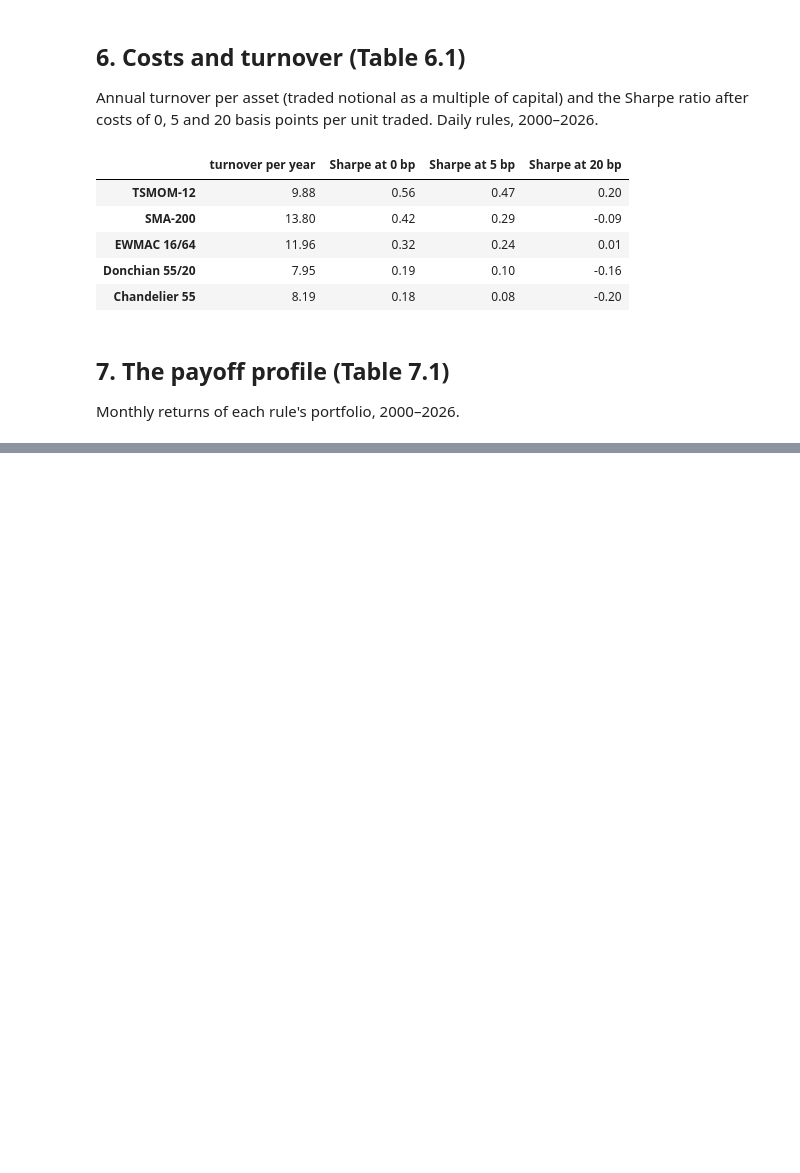
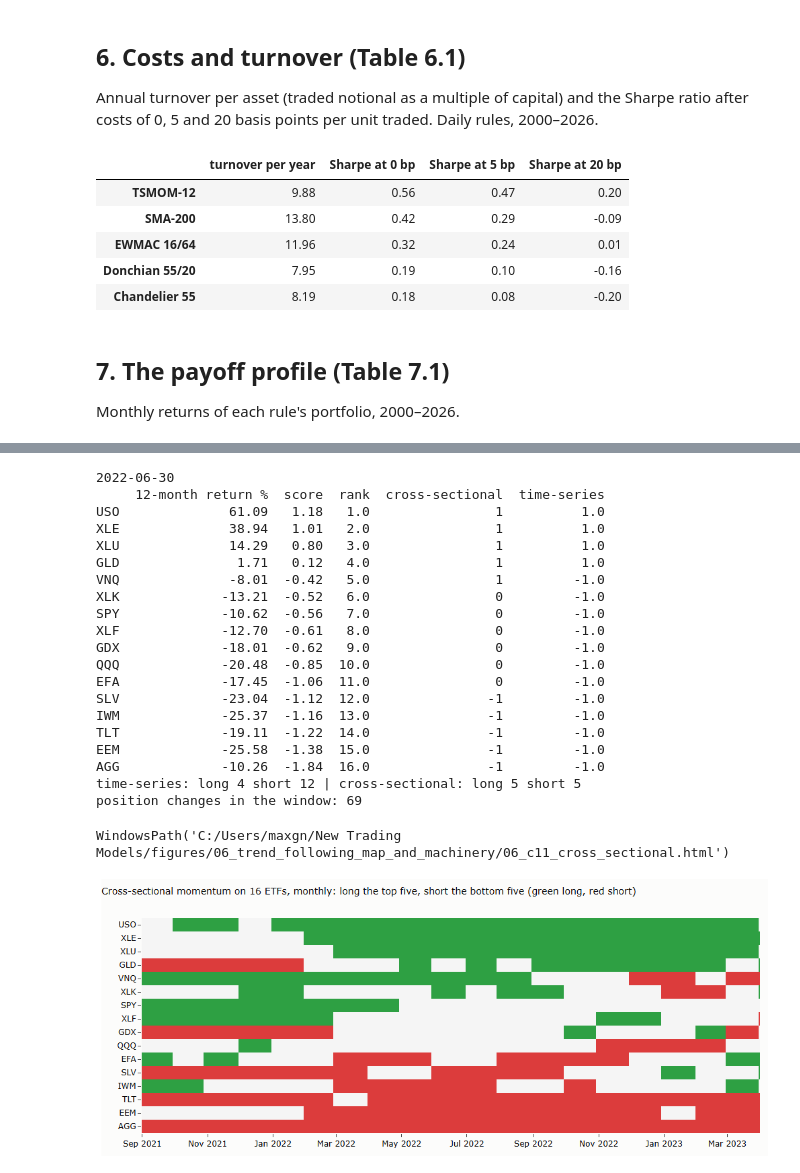
Before and after one commit to MaxGnesi/systematic-trading-notes, a Jupyter notebook: lectures/06-trend-following-map-and-machinery/06_trend_following_map_and_machinery.ipynb, the cells around one changed output, grey strips where cells are left out. Cells and saved outputs as stored; diff of their text form; code cells hidden in the pictures; blank space fills up the shorter version.

```diff
--- a/lectures/06-trend-following-map-and-machinery/06_trend_following_map_and_machinery.ipynb
+++ b/lectures/06-trend-following-map-and-machinery/06_trend_following_map_and_machinery.ipynb
@@ -302,0 +445,57 @@ fig
+# %%
+'''Lecture 6, card 11: cross-sectional momentum on the 16 ETFs; worked example on 30 June 2022.'''
+
+TICK = ["SPY", "QQQ", "IWM", "EFA", "EEM", "XLE", "XLF", "XLK", "XLU", "VNQ", "AGG", "TLT", "GLD", "SLV", "GDX", "USO"]
+D = load_ohlc(TICK, start="2015-01-01", cache=ROOT / "data" / "raw" / "nb05_ohlc.csv")
+c = D["close"][TICK].dropna(how="all")
+r = np.log(c).diff()
+L = 252
+score = (np.log(c) - np.log(c.shift(L))) / (r.rolling(L).std() * np.sqrt(L))      # 12-month return in units of its own volatility
+month_end = score.resample("ME").last().index
+rank = score.rank(axis=1, ascending=False)
+n = len(TICK); k = n // 3
+pos_m = pd.DataFrame(0, index=score.index, columns=TICK)
+pos_m[rank <= k] = 1; pos_m[rank > n - k] = -1
+rebal = sorted({score.index[score.index <= m][-1] for m in month_end})
+pos = pos_m.loc[rebal].reindex(score.index).ffill()   # rebalance monthly
+t = pd.Timestamp("2022-06-30")
+t = score.index[score.index <= t][-1]
+ex = pd.DataFrame({"12-month return %": 100 * (c.loc[t] / c.shift(L).loc[t] - 1), "score": score.loc[t], "rank": rank.loc[t],
+                   "cross-sectional": pos_m.loc[t], "time-series": np.sign(score.loc[t])}).sort_values("rank")
+print(t.date()); print(ex.round(2).to_string())
+print("time-series: long", int((ex["time-series"] > 0).sum()), "short", int((ex["time-series"] < 0).sum()),
+      "| cross-sectional: long", int((ex["cross-sectional"] > 0).sum()), "short", int((ex["cross-sectional"] < 0).sum()))
+w = slice("2021-09-01", "2023-03-31")
+P = pos.loc[w]
+order = list(ex.index)                                       # sorted by the June 2022 ranking
+P = P[order]
+changes = int((P.diff().abs() > 0).sum().sum())
+print("position changes in the window:", changes)
+fig = go.Figure(go.Heatmap(z=P.T.values, x=P.index, y=order, colorscale=[[0, "rgb(220,60,60)"], [0.5, "rgb(245,245,245)"], [1, "rgb(46,160,67)"]],
+                           zmin=-1, zmax=1, showscale=False))
+fig.update_layout(title="Cross-sectional momentum on 16 ETFs, monthly: long the top five, short the bottom five (green long, red short)",
+                  height=430, width=1000, margin=dict(t=70, l=60), yaxis=dict(autorange="reversed"))
+save_figure(fig, "06_c11_cross_sectional", FIG)
+# %% [output]
+2022-06-30
+     12-month return %  score  rank  cross-sectional  time-series
+USO              61.09   1.18   1.0                1          1.0
+XLE              38.94   1.01   2.0                1          1.0
+XLU              14.29   0.80   3.0                1          1.0
+GLD               1.71   0.12   4.0                1          1.0
+VNQ              -8.01  -0.42   5.0                1         -1.0
+XLK             -13.21  -0.52   6.0                0         -1.0
+SPY             -10.62  -0.56   7.0                0         -1.0
+XLF             -12.70  -0.61   8.0                0         -1.0
+GDX             -18.01  -0.62   9.0                0         -1.0
+QQQ             -20.48  -0.85  10.0                0         -1.0
+EFA             -17.45  -1.06  11.0                0         -1.0
+SLV             -23.04  -1.12  12.0               -1         -1.0
+IWM             -25.37  -1.16  13.0               -1         -1.0
+TLT             -19.11  -1.22  14.0               -1         -1.0
+EEM             -25.58  -1.38  15.0               -1         -1.0
+AGG             -10.26  -1.84  16.0               -1         -1.0
+time-series: long 4 short 12 | cross-sectional: long 5 short 5
+position changes in the window: 69
+WindowsPath('C:/Users/maxgn/New Trading Models/figures/06_trend_following_map_and_machinery/06_c11_cross_sectional.html')
+[figure, added]
```
Also changed, not shown: parts of 7 cells of this notebook, 2 other files.
